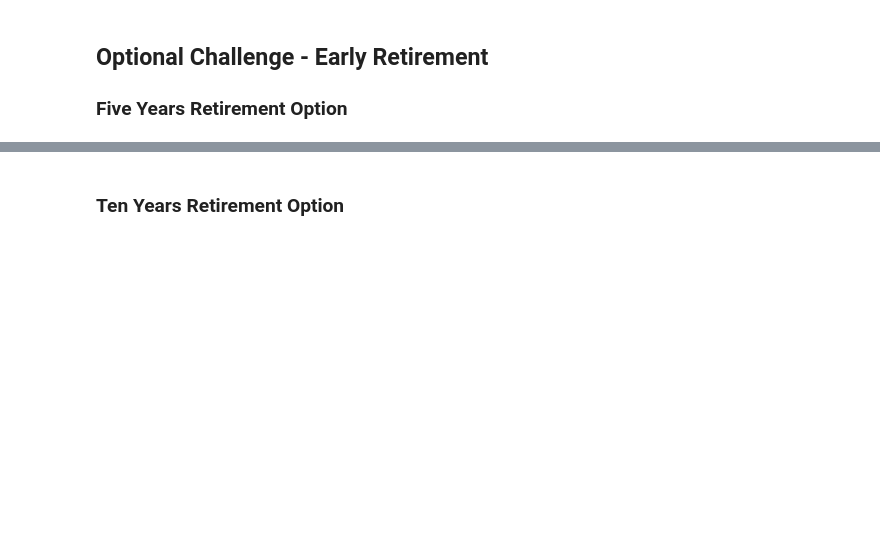
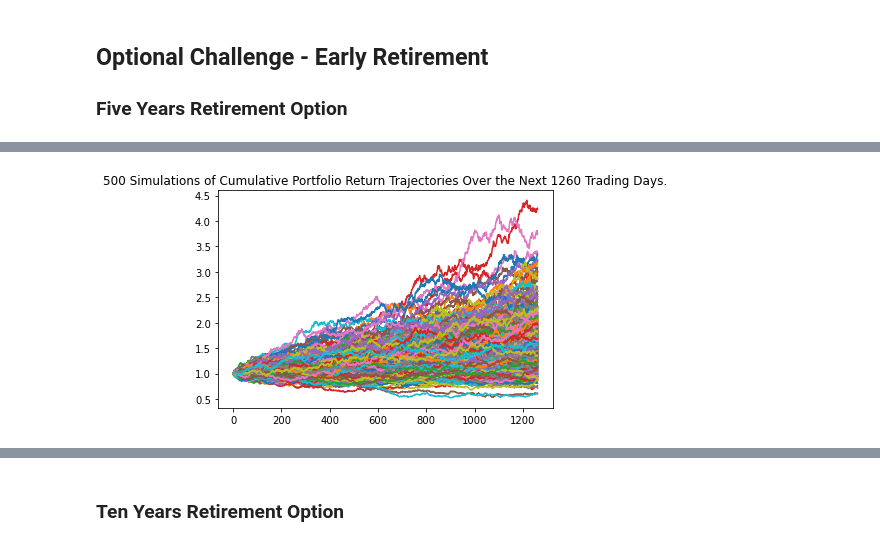
Before and after one commit to wchance/api-homework, a Jupyter notebook: financial-planner.ipynb, the cells around one changed output, grey strips where cells are left out. Saved outputs shown, nothing was run; the diff lists cells and outputs as text; code cells hidden in the pictures; blank space fills up the shorter version.

```diff
--- a/financial-planner.ipynb
+++ b/financial-planner.ipynb
@@ -296,7 +314,7 @@ print(f"There is a 95% chance that an initial investment of ${initial_investment
 num_sims = 500
 
 # Configure a Monte Carlo simulation to forecast three years daily returns
-MC_fiveyear = MCSimulation(
+MC_five_year = MCSimulation(
     portfolio_data = df_stock_data,
     weights = [0.4,0.6],
     num_simulation = num_sims,
@@ -313,0 +357,8 @@ MC_fiveyear.calc_cumulative_return()
+# %%
+# Plot simulation outcomes
+line_plot = MC_five_year.plot_simulation()
+
+# Save the plot for future usage
+line_plot.get_figure().savefig("MC_five_year_sim_plot.png", bbox_inches="tight")
+# %% [output]
+[figure, added]
```
Also changed, not shown: parts of 24 cells of this notebook, 6 other files.
